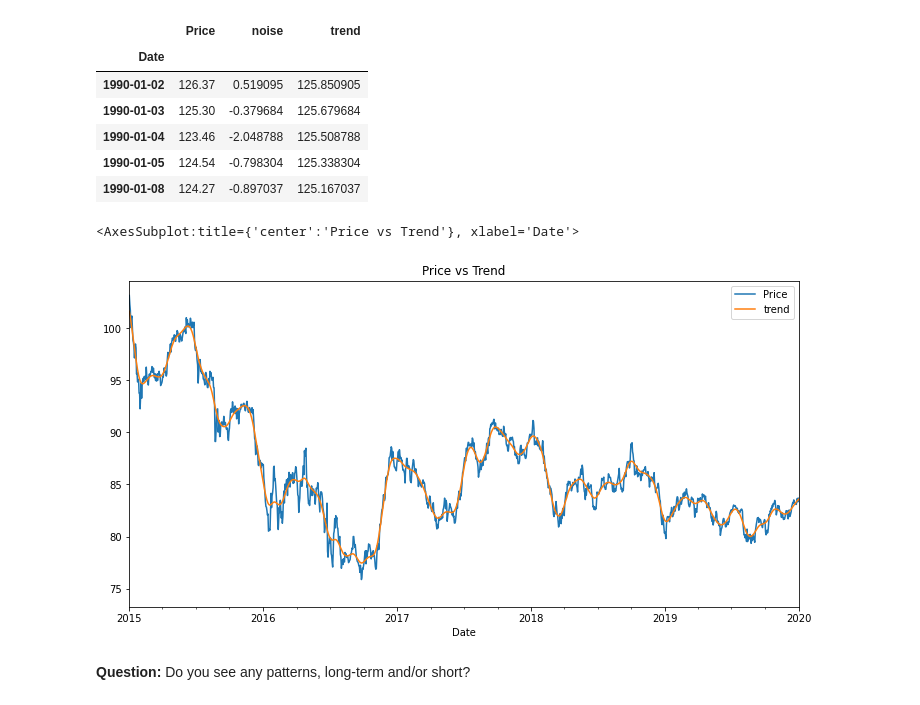
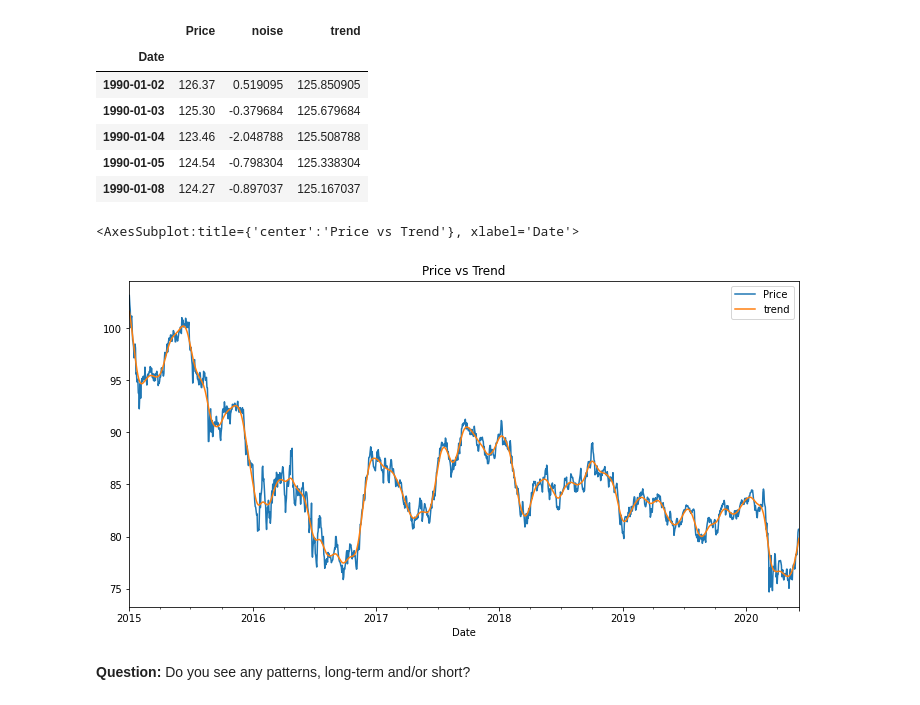
Before and after one commit to apfreeman/Unit-10-A-Yen-for-the-Future, a Jupyter notebook: Starter_Code/time_series_analysis.ipynb, the cells around one changed output. Saved outputs shown, nothing was run; the diff lists cells and outputs as text; code cells hidden in the pictures.

```diff
--- a/Starter_Code/time_series_analysis.ipynb
+++ b/Starter_Code/time_series_analysis.ipynb
@@ -81,10 +80,10 @@ df_price_noise_trend.head()
 | 1990-01-08 | 124.27 | -0.897037 | 125.167037 |
 # %%
 # Plot the Exchange Rate Price vs. the Trend for 2015 to the present
-df_price_noise_trend.loc["2015":,["Price","trend"]].plot(title = 'Price vs Trend', xlim=['2015','2020'], figsize=(12,6))
+df_price_noise_trend.loc["2015":,["Price","trend"]].plot(title = 'Price vs Trend', figsize=(12,6))
 # %% [output]
 <AxesSubplot:title={'center':'Price vs Trend'}, xlabel='Date'>
-[figure, old version]
+[figure, new version]
 # %% [markdown]
 **Question:** Do you see any patterns, long-term and/or short?
 # %% [markdown]
```
Also changed, not shown: parts of 11 cells of this notebook.
